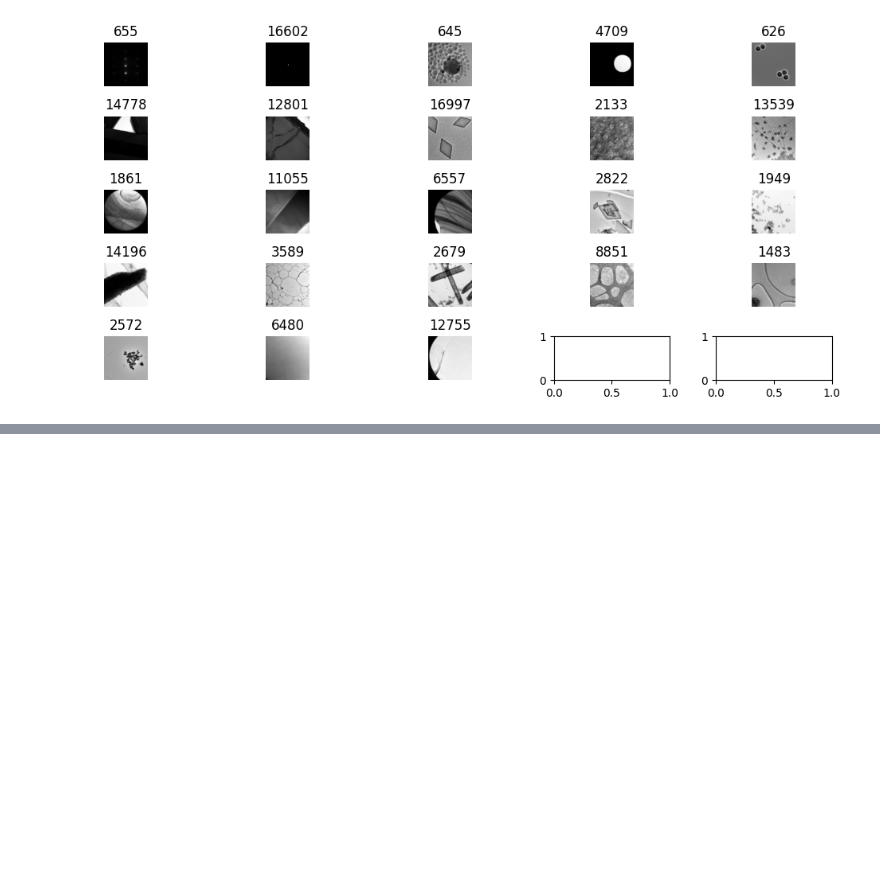
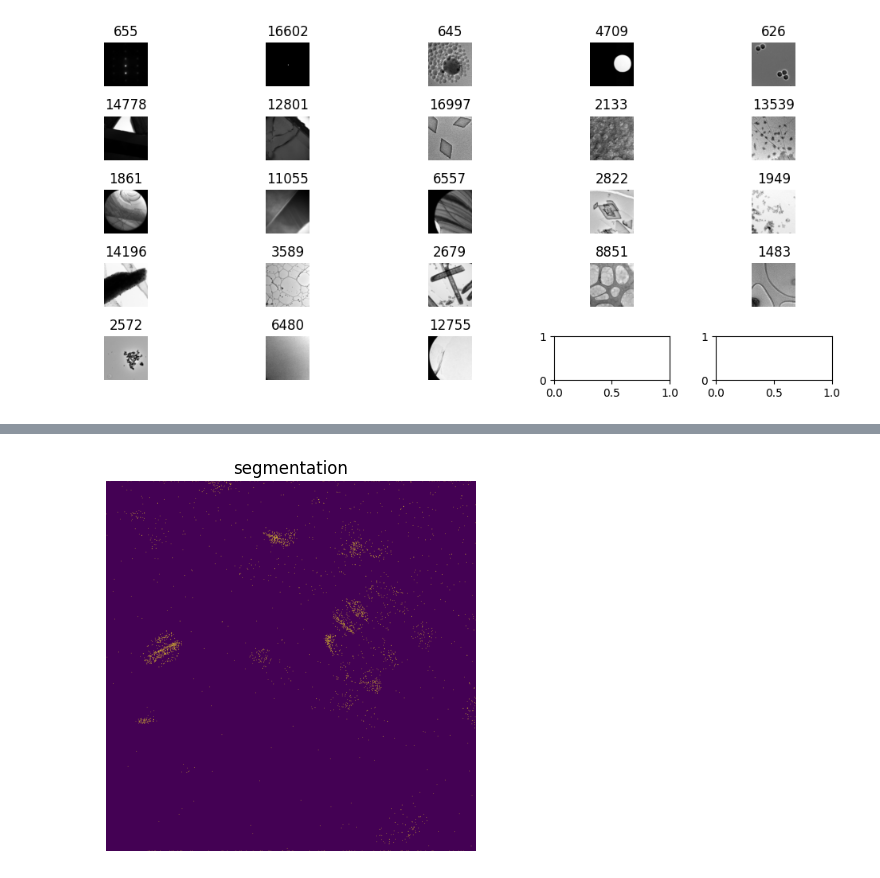
Before and after one commit to Tndeal/PH-TEM, a Jupyter notebook: dataset_split.ipynb, the cells around one changed output, grey strips where cells are left out. Saved outputs shown, nothing was run; the diff lists cells and outputs as text; code cells hidden in the pictures; blank space fills up the shorter version.

```diff
--- a/dataset_split.ipynb
+++ b/dataset_split.ipynb
@@ -101,0 +362,11 @@ plt.show()
+# %%
+import numpy as np
+import PIL
+
+seg = segment(300, image_data, dgm)
+plt.imshow(seg)
+plt.title("segmentation")
+plt.axis("off")
+plt.show()
+# %% [output]
+[figure, added]
```
Also changed, not shown: parts of 19 cells of this notebook, 2 other files.
